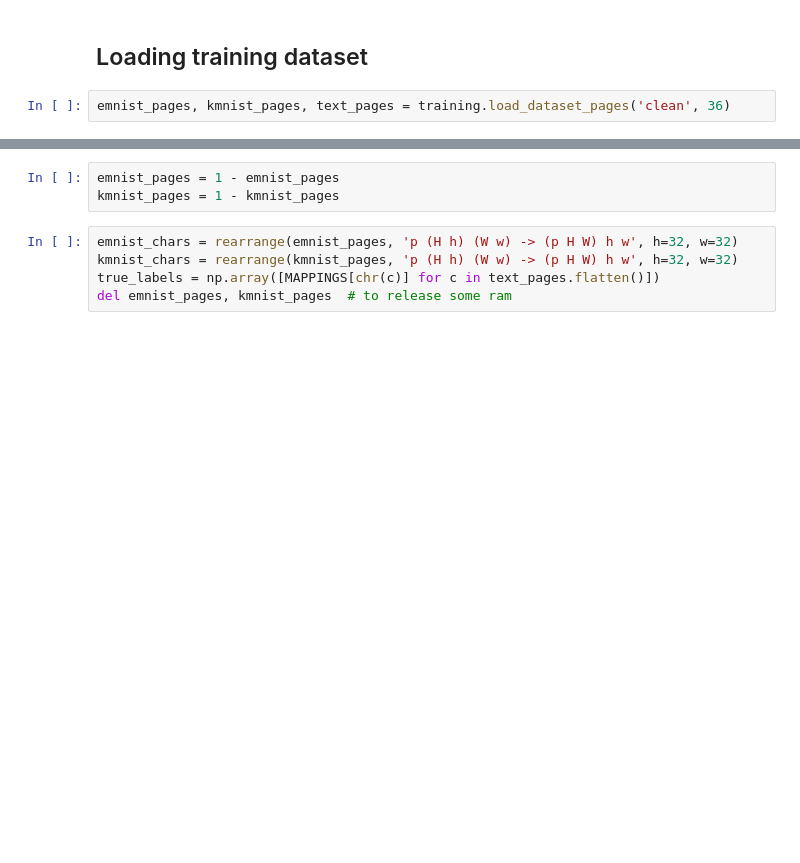
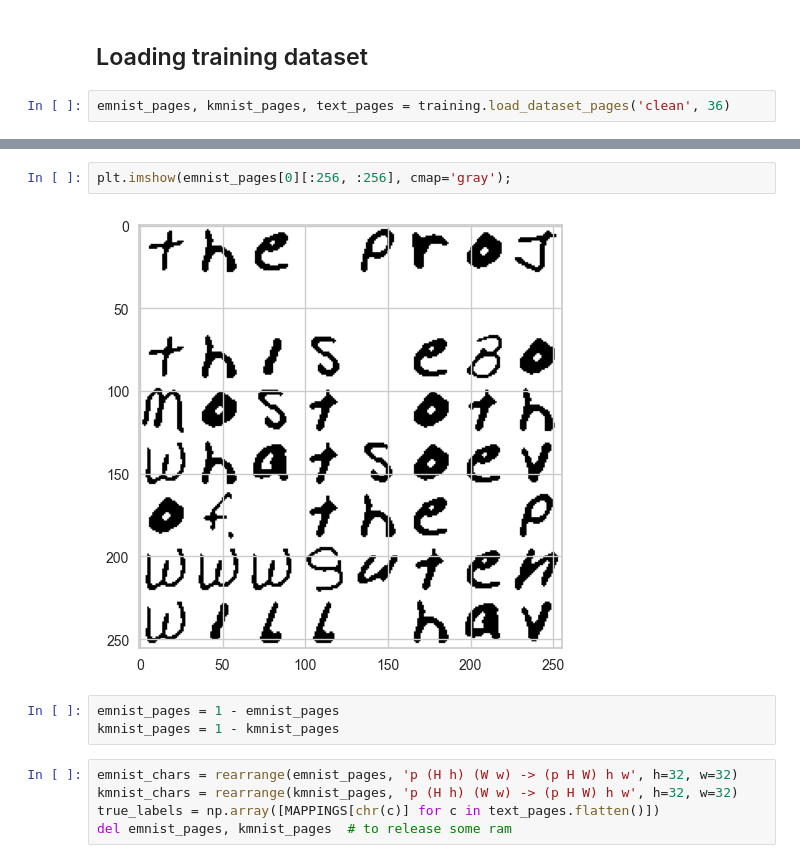
Before and after one commit to klima7/KMNIST-EMNIST-Translator, a Jupyter notebook: training/clean.ipynb, the cells around one changed output, grey strips where cells are left out. Cells and saved outputs as stored; diff of their text form; blank space fills up the shorter version.

```diff
--- a/training/clean.ipynb
+++ b/training/clean.ipynb
@@ -31,3 +38,7 @@ emnist_pages, kmnist_pages, text_pages = training.load_dataset_pages('clean', 36
+# %%
+plt.imshow(emnist_pages[0][:256, :256], cmap='gray');
+# %% [output]
+[figure, added]
 # %%
 emnist_pages = 1 - emnist_pages
 kmnist_pages = 1 - kmnist_pages
```
Also changed, not shown: parts of 6 cells of this notebook, 9 other files.
